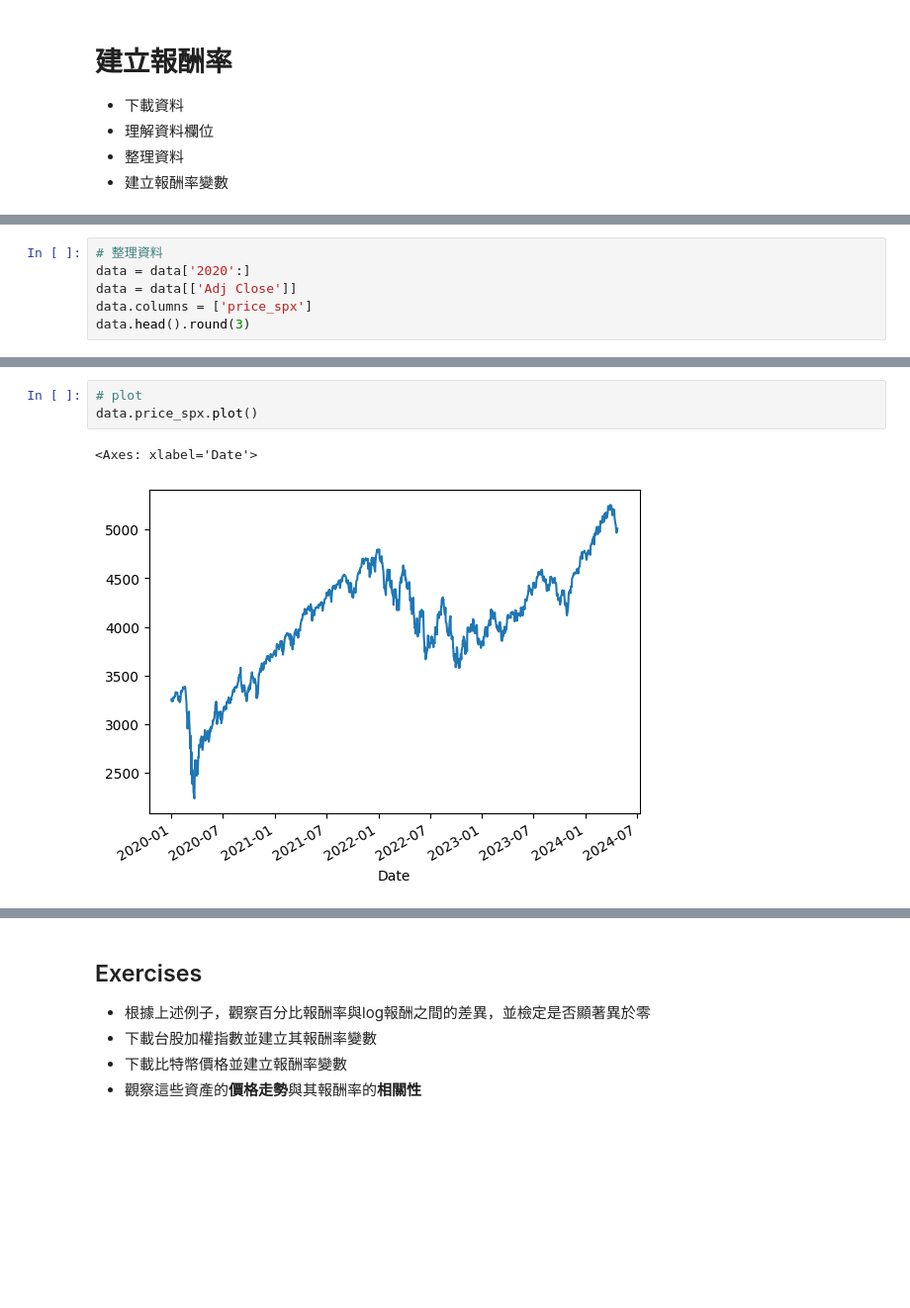
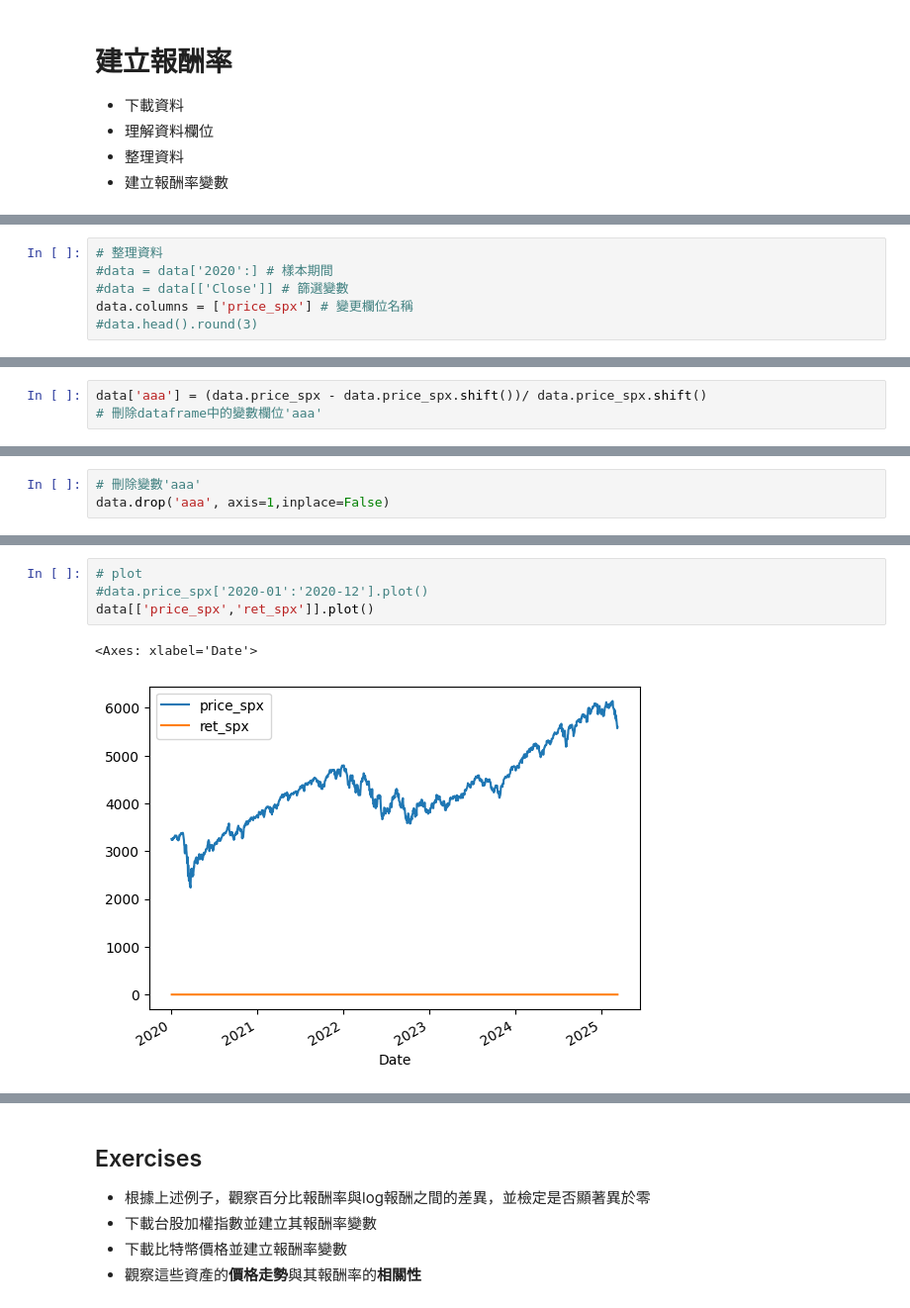
Before and after one commit to quetion/time_series_SCU, a Jupyter notebook: TS_Ch1_exercise.ipynb, the cells around one changed output, grey strips where cells are left out. Shown at 99% size. Saved outputs shown, nothing was run; the diff lists cells and outputs as text; blank space fills up the shorter version.

```diff
--- a/TS_Ch1_exercise.ipynb
+++ b/TS_Ch1_exercise.ipynb
@@ -174,6 +180,6 @@ ERROR:yfinance:['^GSPC']: YFRateLimitError('Too Many Requests. Rate limited. Try
 # %%
 # 整理資料
-data = data['2020':]
-data = data[['Adj Close']]
-data.columns = ['price_spx']
-data.head().round(3)
+#data = data['2020':] # 樣本期間
+#data = data[['Close']] # 篩選變數
+data.columns = ['price_spx'] # 變更欄位名稱
+#data.head().round(3)
@@ -194,0 +206,3 @@ data.head().round(3)
+# %%
+data['aaa'] = (data.price_spx - data.price_spx.shift())/ data.price_spx.shift()
+# 刪除dataframe中的變數欄位'aaa'
@@ -194,0 +217,3 @@ data.head().round(3)
+# %%
+# 刪除變數'aaa'
+data.drop('aaa', axis=1,inplace=False)
@@ -195,6 +232,7 @@ data.head().round(3)
 # %%
 # plot
-data.price_spx.plot()
+#data.price_spx['2020-01':'2020-12'].plot()
+data[['price_spx','ret_spx']].plot()
 # %% [output]
 <Axes: xlabel='Date'>
-[figure, old version]
+[figure, new version]
```
Also changed, not shown: parts of 10 cells of this notebook.
